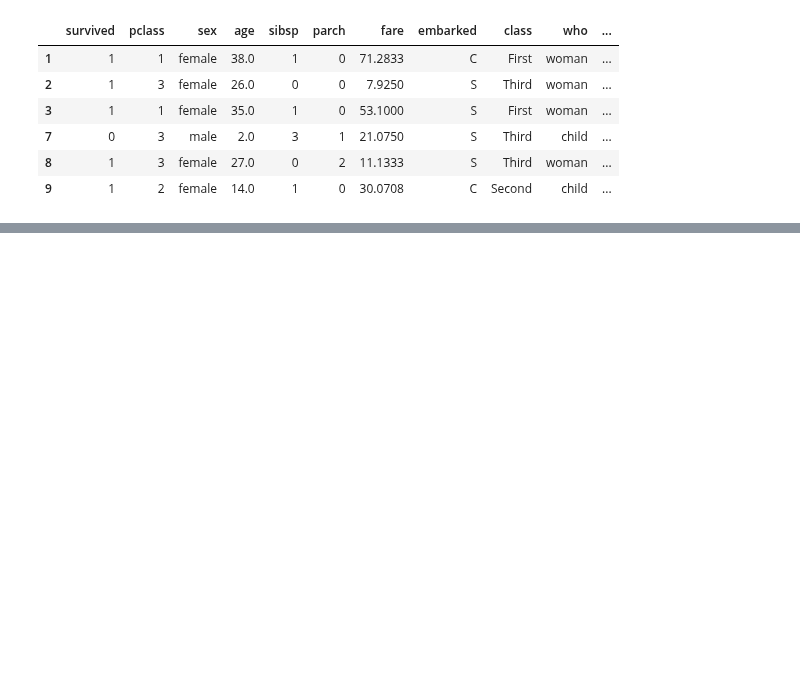
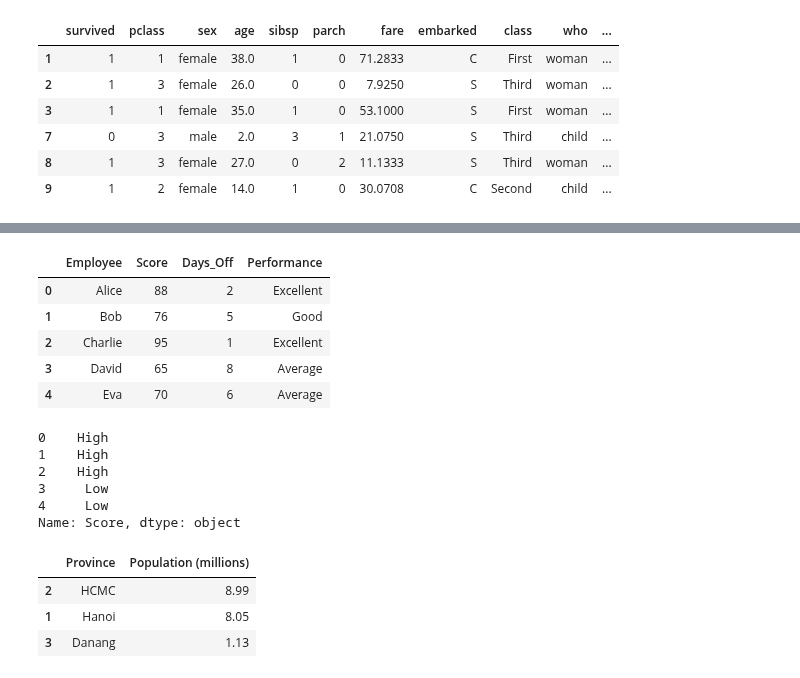
Before and after one commit to ntlong-NEU/DSEB65A-DataPre-Visual, a Jupyter notebook: Lesson_1_getting started with pandas.ipynb, the cells around one changed output, grey strips where cells are left out. Drawn from its saved outputs; the diff is of its cells as text; code cells hidden in the pictures; blank space fills up the shorter version.

```diff
--- a/Lesson_1_getting started with pandas.ipynb
+++ b/Lesson_1_getting started with pandas.ipynb
@@ -343,0 +384,7 @@ df2[~df2['adult_male']]
+# %%
+data = {'Employee': ['Alice', 'Bob', 'Charlie', 'David', 'Eva'],
+        'Score': [88, 76, 95, 65, 70],
+        'Days_Off': [2, 5, 1, 8, 6]
+}
+df_lab1 = pd.DataFrame(data)
+df_lab1
@@ -343,0 +398,4 @@ df2[~df2['adult_male']]
+# %%
+df_lab11 = df_lab1.set_index(df_lab1['Employee'])
+df_lab11.drop(columns=['Employee'], inplace=True)
+df_lab11
@@ -343,0 +483,40 @@ df2[~df2['adult_male']]
+# %%
+def evaluate(data):
+    if data['Score'] >=85 and data['Days_Off']<=3:
+        return 'Excellent'
+    elif data['Score'] >=70 and data['Days_Off']<=5:
+        return 'Good'
+    elif data['Score'] >=50:
+        return 'Average'
+    else:
+        return 'Poor'
+df_lab1['Performance'] = df_lab1.apply(evaluate,axis=1)
+df_lab1
+# %% [output]
+|  | Employee | Score | Days_Off | Performance |
+| 0 | Alice | 88 | 2 | Excellent |
+| 1 | Bob | 76 | 5 | Good |
+| 2 | Charlie | 95 | 1 | Excellent |
+| 3 | David | 65 | 8 | Average |
+| 4 | Eva | 70 | 6 | Average |
+# %%
+def score_categorize(score):
+    if score >= score_median:
+        return 'High'
+    return 'Low'
+
+df_lab1['Score'].map(score_categorize)
+# %% [output]
+0    High
+1    High
+2    High
+3     Low
+4     Low
+Name: Score, dtype: object
+# %%
+df.sort_values(by='Population (millions)', ascending=False)
+# %% [output]
+|  | Province | Population (millions) |
+| 2 | HCMC | 8.99 |
+| 1 | Hanoi | 8.05 |
+| 3 | Danang | 1.13 |
```
Also changed, not shown: parts of 48 cells of this notebook, 1 other file.
